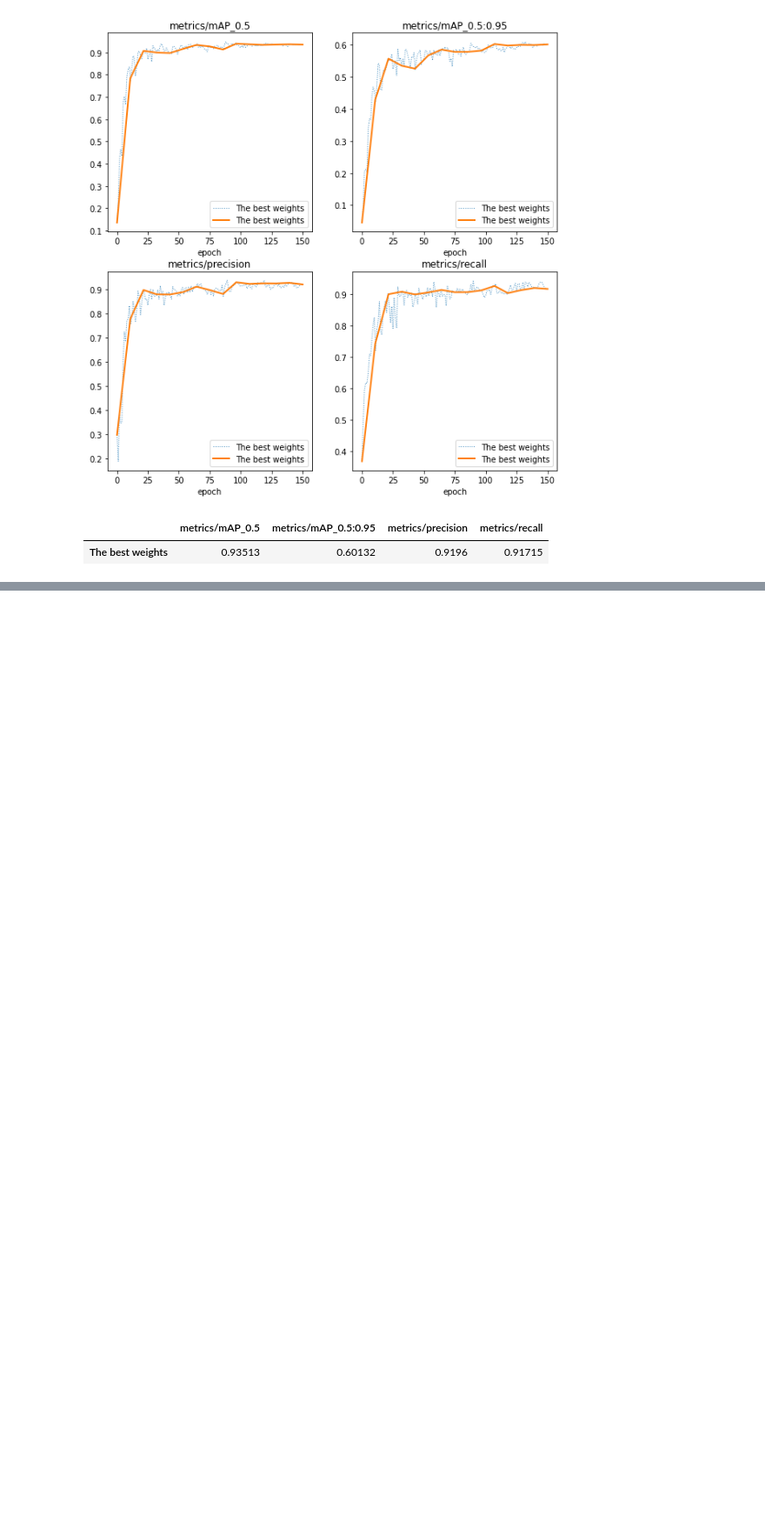
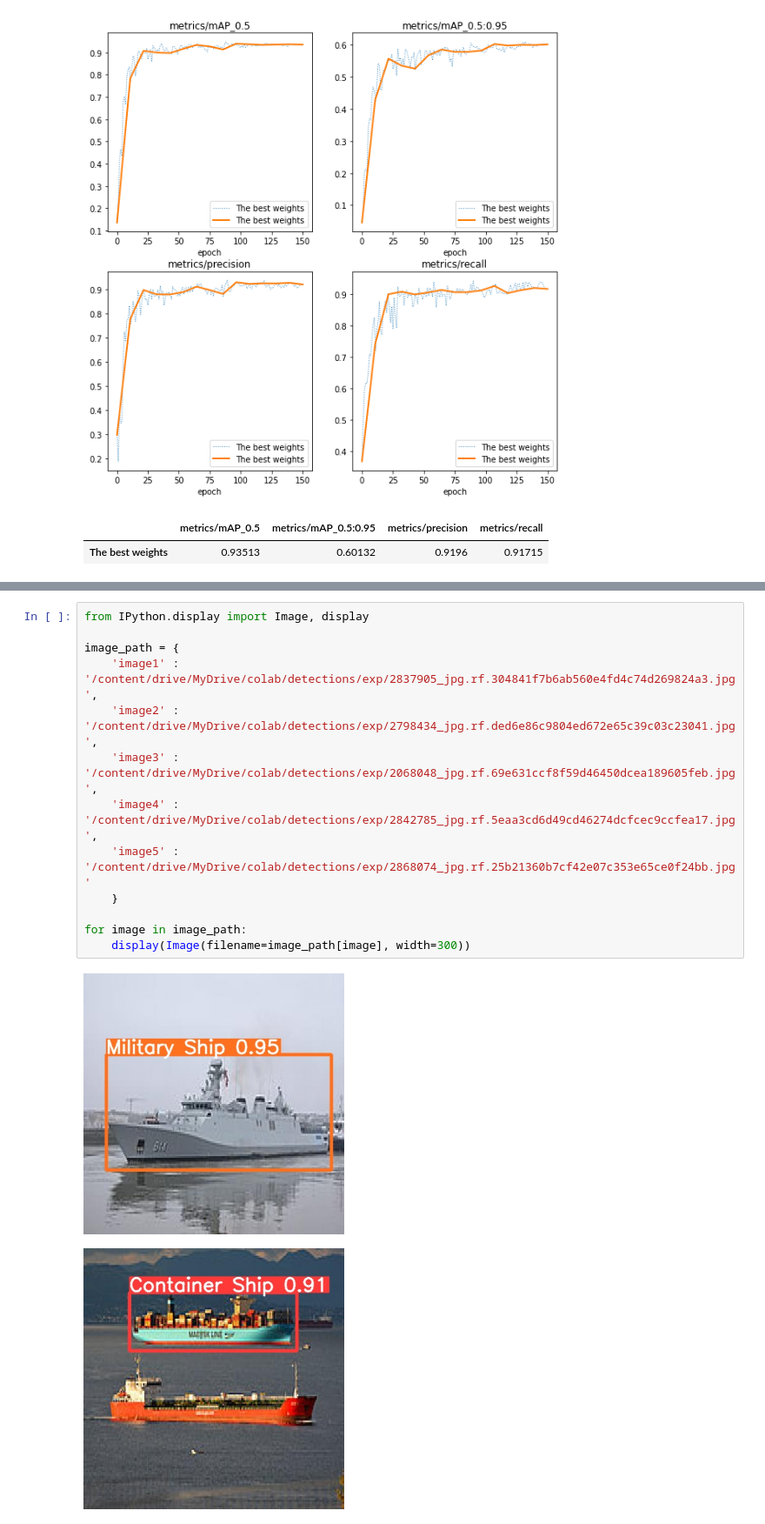
Before and after one commit to dujest/yolov5-workshop, a Jupyter notebook: YOLOv5_Hyperparameter_Evolution.ipynb, the cells around one changed output, grey strips where cells are left out. Shown: that part at 87% size. Cells and saved outputs as stored; diff of their text form; blank space fills up the shorter version.

```diff
--- a/YOLOv5_Hyperparameter_Evolution.ipynb
+++ b/YOLOv5_Hyperparameter_Evolution.ipynb
@@ -157,0 +168,16 @@ metrics_table(path_dict=path_dict)
+# %%
+from IPython.display import Image, display
+
+image_path = {
+    'image1' : '/content/drive/MyDrive/colab/detections/exp/2837905_jpg.rf.304841f7b6ab560e4fd4c74d269824a3.jpg',
+    'image2' : '/content/drive/MyDrive/colab/detections/exp/2798434_jpg.rf.ded6e86c9804ed672e65c39c03c23041.jpg',
+    'image3' : '/content/drive/MyDrive/colab/detections/exp/2068048_jpg.rf.69e631ccf8f59d46450dcea189605feb.jpg',
+    'image4' : '/content/drive/MyDrive/colab/detections/exp/2842785_jpg.rf.5eaa3cd6d49cd46274dcfcec9ccfea17.jpg',
+    'image5' : '/content/drive/MyDrive/colab/detections/exp/2868074_jpg.rf.25b21360b7cf42e07c353e65ce0f24bb.jpg'
+    }
+
+for image in image_path:
+    display(Image(filename=image_path[image], width=300))
+# %% [output]
+[figure, added]
+[figure, added]
```
Also changed, not shown: parts of 4 cells of this notebook.
